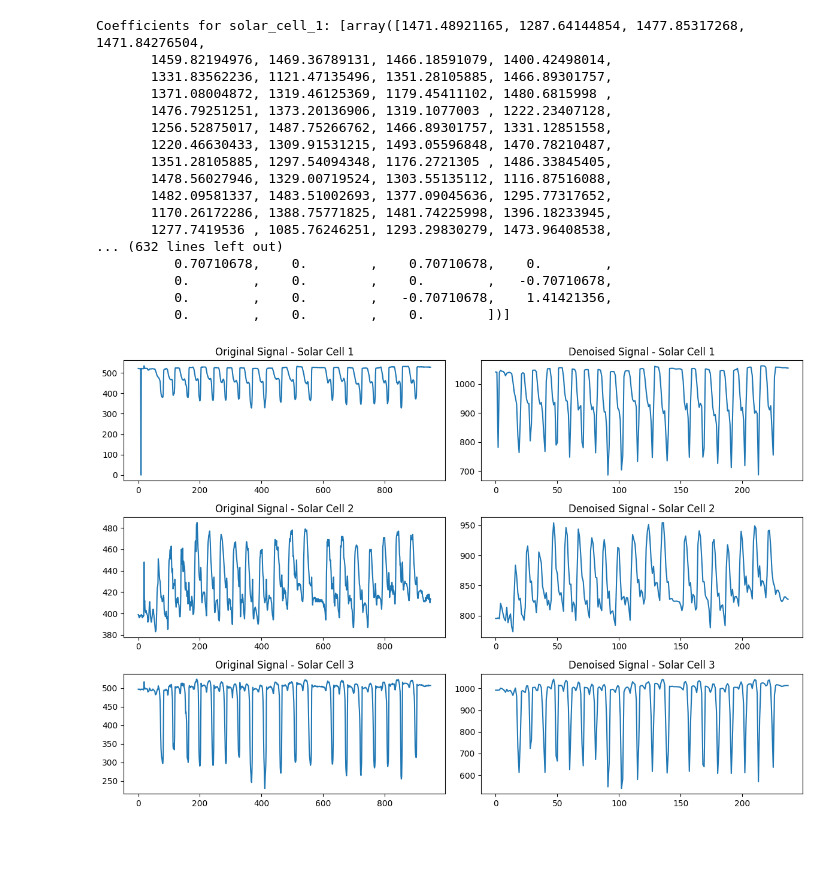
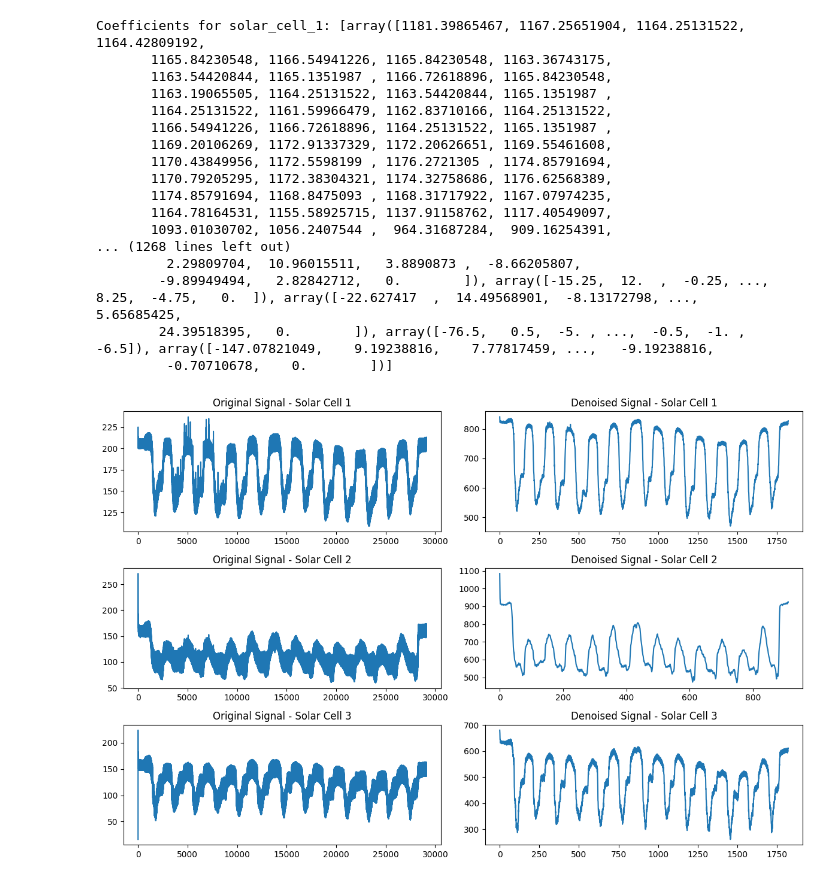
Before and after one commit to Dragonsky8/VLC_Lab_G4, a Jupyter notebook: Lab3/Processor.ipynb, the cells around one changed output. Cells and saved outputs as stored; diff of their text form; code cells hidden in the pictures; blank space fills up the shorter version.

Commit message:
hand moving right to left and left to right with left hand, the sampling rate is 500Hz now

```diff
--- a/Lab3/Processor.ipynb
+++ b/Lab3/Processor.ipynb
@@ -28,7 +28,7 @@ with open('sensor_data.csv', mode='w', newline='') as file:
         pass
 # %%
 # read the csv file
-df = pd.read_csv('sensor_data.csv')
+# df = pd.read_csv('left_to_right.csv')
 
 # get the data of each solar cell
 solar_cell_1 = df['Cell 1']
@@ -36,31 +36,31 @@ solar_cell_2 = df['Cell 2']
 solar_cell_3 = df['Cell 3']
 
 # apply DWT for the current value of each solar cell
-coeffs_1 = pywt.wavedec(solar_cell_1, 'haar', level=3) #coeffs_1[0] contains the first-level approximation coefficient of solar_cell_1, coeffs_1[1] contains the first-level detail coefficient of solar_cell_1
-coeffs_2 = pywt.wavedec(solar_cell_2, 'haar', level=3)
-coeffs_3 = pywt.wavedec(solar_cell_3, 'haar', level=3)
+coeffs_1 = pywt.wavedec(solar_cell_1, 'haar', level=5) #coeffs_1[0] contains the first-level approximation coefficient of solar_cell_1, coeffs_1[1] contains the first-level detail coefficient of solar_cell_1
+coeffs_2 = pywt.wavedec(solar_cell_2, 'haar', level=6)
+coeffs_3 = pywt.wavedec(solar_cell_3, 'haar', level=5)
 
 print("Coefficients for solar_cell_1:", coeffs_1)
 print("Coefficients for solar_cell_2:", coeffs_2)
 print("Coefficients for solar_cell_3:", coeffs_3)
 # %% [output]
-Coefficients for solar_cell_1: [array([1471.48921165, 1287.64144854, 1477.85317268, 1471.84276504,
-       1459.82194976, 1469.36789131, 1466.18591079, 1400.42498014,
-       1331.83562236, 1121.47135496, 1351.28105885, 1466.89301757,
-       1371.08004872, 1319.46125369, 1179.45411102, 1480.6815998 ,
-       1476.79251251, 1373.20136906, 1319.1077003 , 1222.23407128,
-       1256.52875017, 1487.75266762, 1466.89301757, 1331.12851558,
-       1220.46630433, 1309.91531215, 1493.05596848, 1470.78210487,
-       1351.28105885, 1297.54094348, 1176.2721305 , 1486.33845405,
-       1478.56027946, 1329.00719524, 1303.55135112, 1116.87516088,
-       1482.09581337, 1483.51002693, 1377.09045636, 1295.77317652,
-       1170.26172286, 1388.75771825, 1481.74225998, 1396.18233945,
-       1277.7419536 , 1085.76246251, 1293.29830279, 1473.96408538,
-... (632 lines left out)
-          0.70710678,    0.        ,    0.70710678,    0.        ,
-          0.        ,    0.        ,    0.        ,   -0.70710678,
-          0.        ,    0.        ,   -0.70710678,    1.41421356,
-          0.        ,    0.        ,    0.        ])]
+Coefficients for solar_cell_1: [array([1181.39865467, 1167.25651904, 1164.25131522, 1164.42809192,
+       1165.84230548, 1166.54941226, 1165.84230548, 1163.36743175,
+       1163.54420844, 1165.1351987 , 1166.72618896, 1165.84230548,
+       1163.19065505, 1164.25131522, 1163.54420844, 1165.1351987 ,
+       1164.25131522, 1161.59966479, 1162.83710166, 1164.25131522,
+       1166.54941226, 1166.72618896, 1164.25131522, 1165.1351987 ,
+       1169.20106269, 1172.91337329, 1172.20626651, 1169.55461608,
+       1170.43849956, 1172.5598199 , 1176.2721305 , 1174.85791694,
+       1170.79205295, 1172.38304321, 1174.32758686, 1176.62568389,
+       1174.85791694, 1168.8475093 , 1168.31717922, 1167.07974235,
+       1164.78164531, 1155.58925715, 1137.91158762, 1117.40549097,
+       1093.01030702, 1056.2407544 ,  964.31687284,  909.16254391,
+... (1268 lines left out)
+         2.29809704,  10.96015511,   3.8890873 ,  -8.66205807,
+        -9.89949494,   2.82842712,   0.        ]), array([-15.25,  12.  ,  -0.25, ...,   8.25,  -4.75,   0.  ]), array([-22.627417  ,  14.49568901,  -8.13172798, ...,   5.65685425,
+        24.39518395,   0.        ]), array([-76.5,   0.5,  -5. , ...,  -0.5,  -1. ,  -6.5]), array([-147.07821049,    9.19238816,    7.77817459, ...,   -9.19238816,
+         -0.70710678,    0.        ])]
 # %%
 approx_coeff_1 = coeffs_1[0]
 detail_coeff_1 = coeffs_1[1]
@@ -70,7 +70,7 @@ approx_coeff_3 = coeffs_3[0]
 detail_coeff_3 = coeffs_3[1]
 
 # should be changed based on reality
-threshold = 0.3
+threshold = 0.4
 
 # apply a threshold on detail coeffcient
 detail_coeff_thresh_1 = pywt.threshold(detail_coeff_1, threshold, mode='soft')
@@ -89,31 +89,31 @@ solar_cell_denoised_3 = pywt.waverec(coeffs_denoised_3, 'haar')
 # plot the comparison of single before and after denoising
 plt.figure(figsize=(12, 8))
 
 plt.subplot(3, 2, 1)
 plt.plot(solar_cell_1)
 plt.title('Original Signal - Solar Cell 1')
 
 plt.subplot(3, 2, 2)
 plt.plot(solar_cell_denoised_1)
 plt.title('Denoised Signal - Solar Cell 1')
 
 plt.subplot(3, 2, 3)
 plt.plot(solar_cell_2)
 plt.title('Original Signal - Solar Cell 2')
 
 plt.subplot(3, 2, 4)
 plt.plot(solar_cell_denoised_2)
 plt.title('Denoised Signal - Solar Cell 2')
 
 plt.subplot(3, 2, 5)
 plt.plot(solar_cell_3)
 plt.title('Original Signal - Solar Cell 3')
 
 plt.subplot(3, 2, 6)
 plt.plot(solar_cell_denoised_3)
 plt.title('Denoised Signal - Solar Cell 3')
 
 plt.tight_layout()
 plt.show()
 # %% [output]
-[figure, old version]
+[figure, new version]
```
Also changed, not shown: parts of 1 cell of this notebook, 4 other files.
